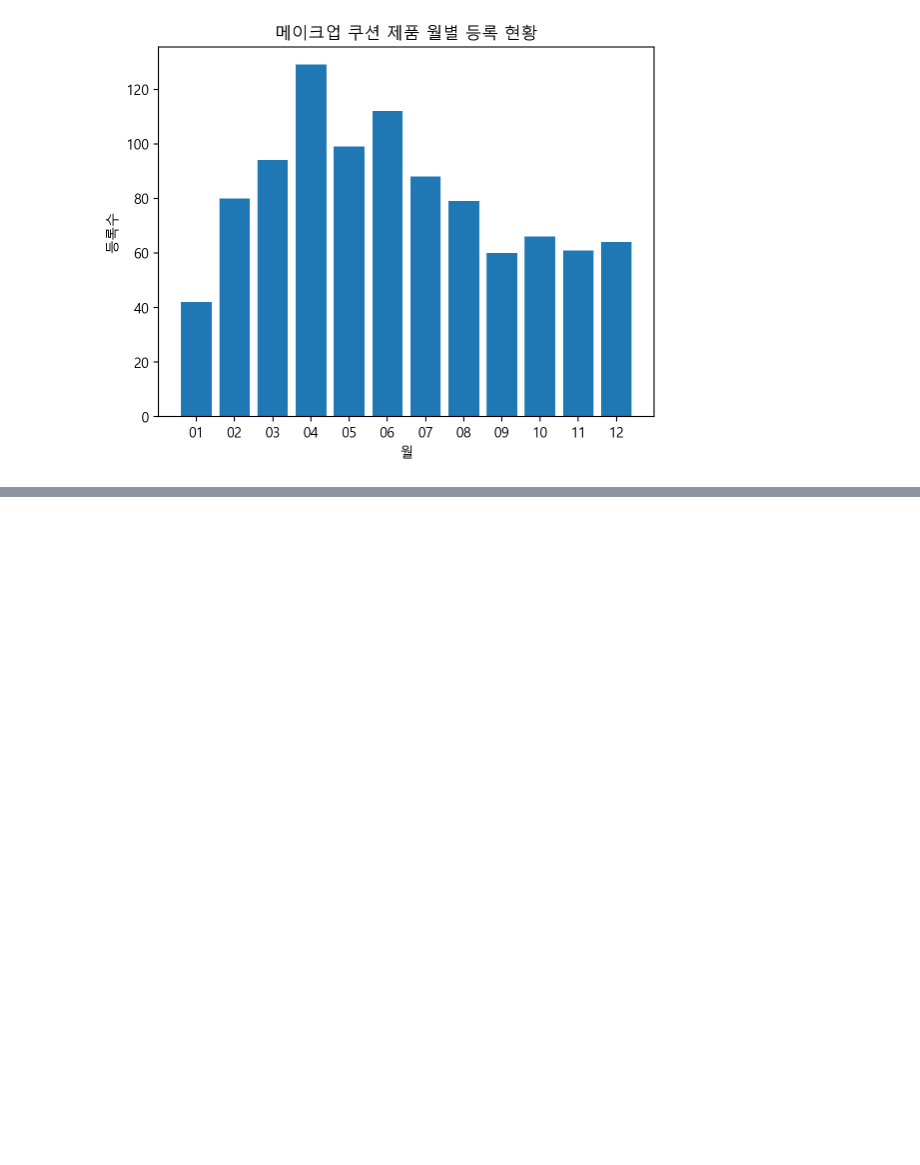
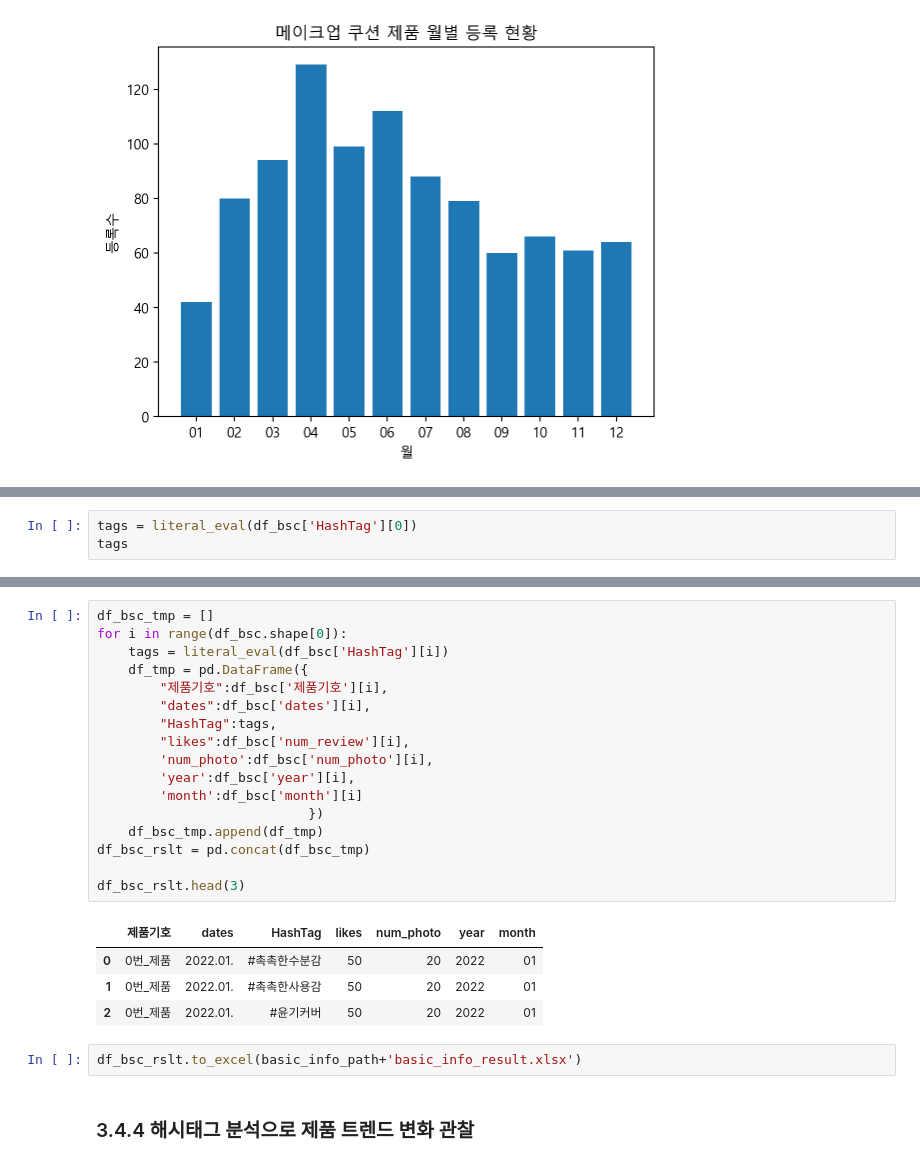
Before and after one commit to semin-pk/DataAnalysisPython, a Jupyter notebook: 3장/chapter03-3.ipynb, the cells around one changed output, grey strips where cells are left out. Drawn from its saved outputs; the diff is of its cells as text; blank space fills up the shorter version.

```diff
--- a/3장/chapter03-3.ipynb
+++ b/3장/chapter03-3.ipynb
@@ -101,0 +108,3 @@ Text(0, 0.5, '등록수')
+# %%
+tags = literal_eval(df_bsc['HashTag'][0])
+tags
@@ -101,0 +121,26 @@ Text(0, 0.5, '등록수')
+# %%
+df_bsc_tmp = []
+for i in range(df_bsc.shape[0]):
+    tags = literal_eval(df_bsc['HashTag'][i])
+    df_tmp = pd.DataFrame({
+        "제품기호":df_bsc['제품기호'][i],
+        "dates":df_bsc['dates'][i],
+        "HashTag":tags,
+        "likes":df_bsc['num_review'][i],
+        'num_photo':df_bsc['num_photo'][i],
+        'year':df_bsc['year'][i],
+        'month':df_bsc['month'][i]
+                           })
+    df_bsc_tmp.append(df_tmp)
+df_bsc_rslt = pd.concat(df_bsc_tmp)
+
+df_bsc_rslt.head(3)
+# %% [output]
+|  | 제품기호 | dates | HashTag | likes | num_photo | year | month |
+| 0 | 0번_제품 | 2022.01. | #촉촉한수분감 | 50 | 20 | 2022 | 01 |
+| 1 | 0번_제품 | 2022.01. | #촉촉한사용감 | 50 | 20 | 2022 | 01 |
+| 2 | 0번_제품 | 2022.01. | #윤기커버 | 50 | 20 | 2022 | 01 |
+# %%
+df_bsc_rslt.to_excel(basic_info_path+'basic_info_result.xlsx')
+# %% [markdown]
+### 3.4.4 해시태그 분석으로 제품 트렌드 변화 관찰
```
Also changed, not shown: parts of 5 cells of this notebook.
